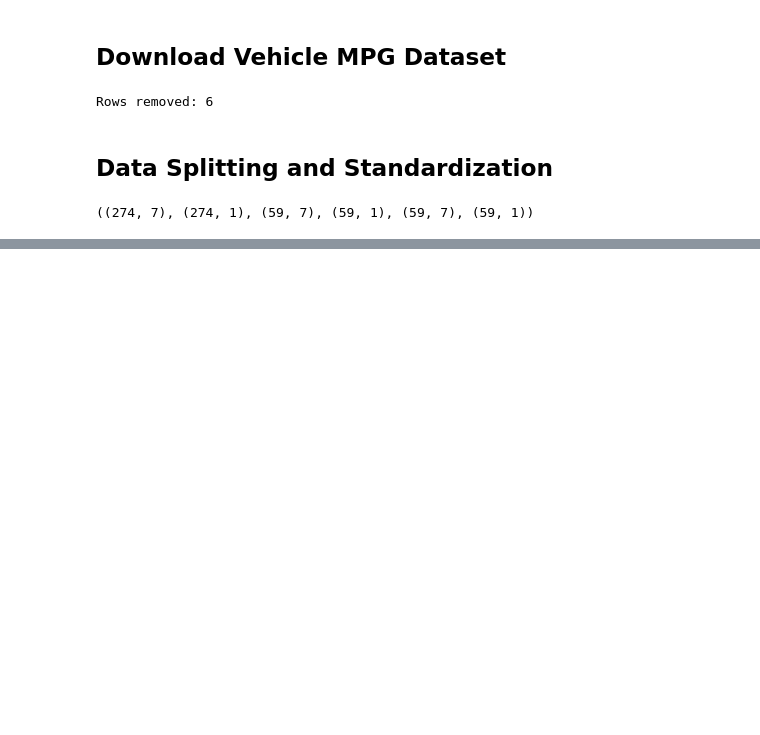
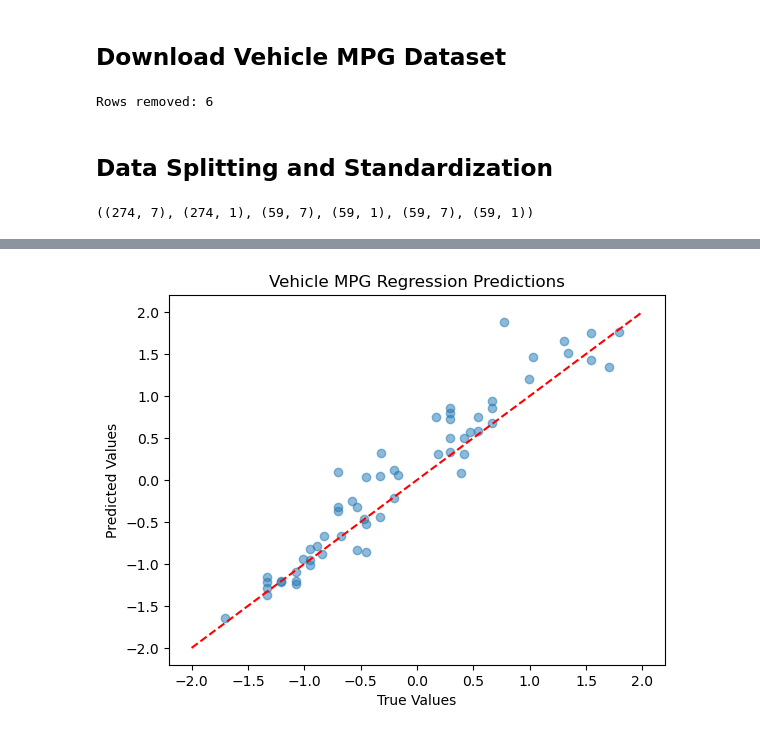
Before and after one commit to Indabossky/Foundational-AI, a Jupyter notebook: Vehicle MPG.ipynb, the cells around one changed output, grey strips where cells are left out. Saved outputs shown, nothing was run; the diff lists cells and outputs as text; code cells hidden in the pictures; blank space fills up the shorter version.

```diff
--- a/Vehicle MPG.ipynb
+++ b/Vehicle MPG.ipynb
@@ -87,0 +124,16 @@ Epoch 32  :::  Train Loss=0.17432304128277046  :::  Val Loss=0.15763483618243035
+# %%
+import random
+
+y_test_pred = mlp.forward(X_test, training=False)
+
+test_loss = SquaredError().loss(y_test, y_test_pred)
+print(f"Total Testing Loss: {test_loss}")
+
+# Plot the predicted vs. true values.
+plt.scatter(y_test, y_test_pred, alpha=0.5)
+plt.plot([-2, 2], [-2, 2], color="red", linestyle="--")
+plt.xlabel("True Values")
+plt.ylabel("Predicted Values")
+plt.title("Vehicle MPG Regression Predictions")
+plt.show()
+# %% [output]
@@ -87,0 +141 @@ Epoch 32  :::  Train Loss=0.17432304128277046  :::  Val Loss=0.15763483618243035
+[figure, added]
```
Also changed, not shown: parts of 5 cells of this notebook, 1 other file.
